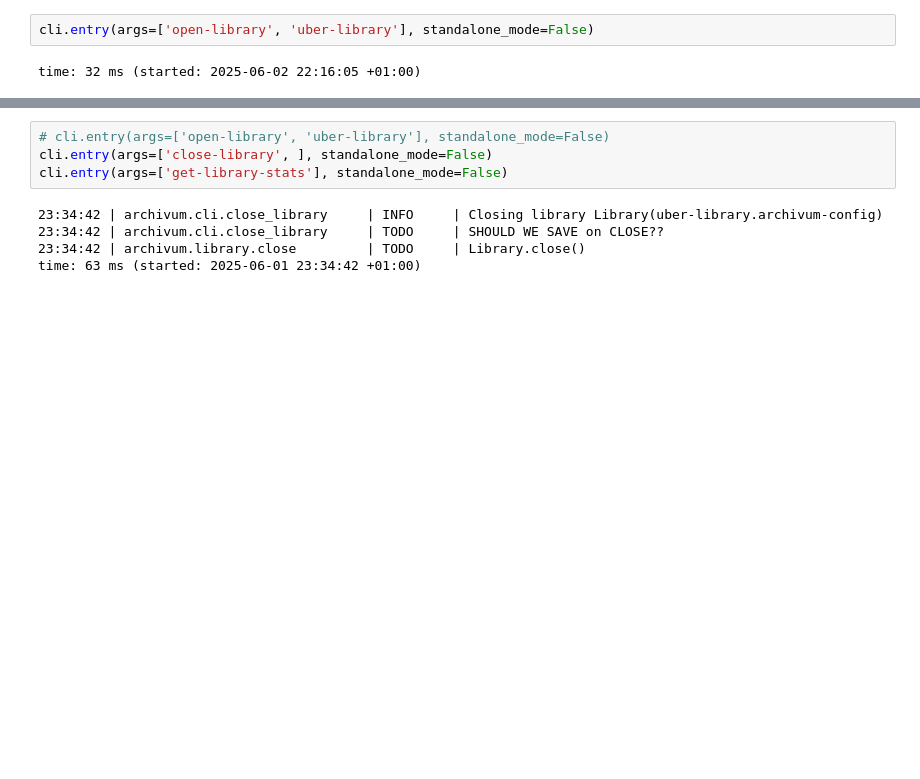
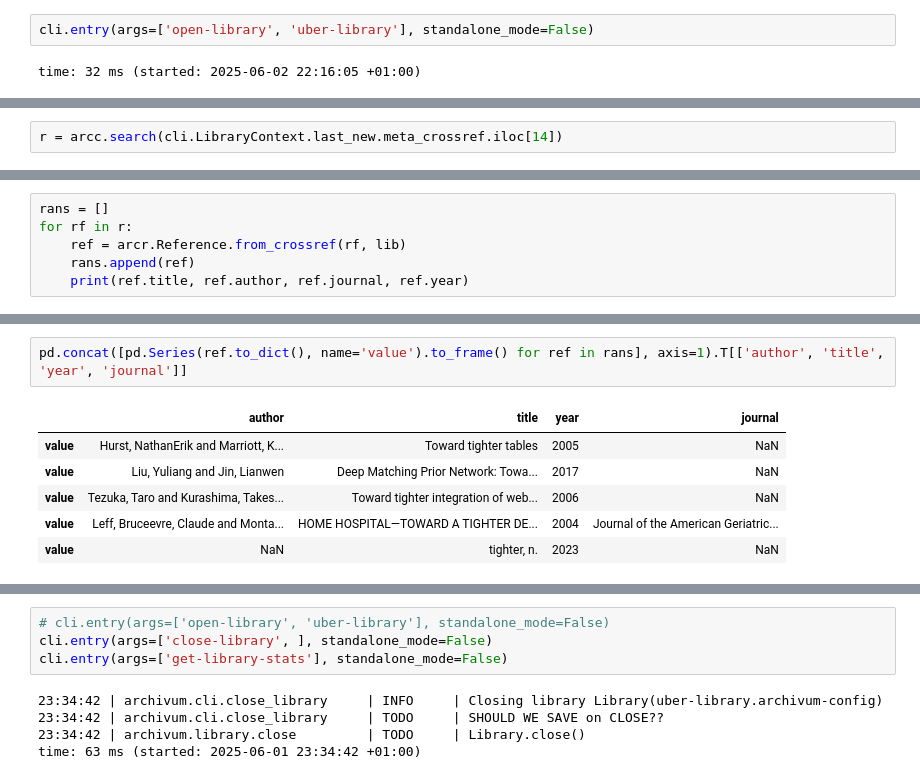
Before and after one commit to mynl/archivum_project, a Jupyter notebook: temp/text-extractor.ipynb, the cells around one changed output, grey strips where cells are left out. Cells and saved outputs as stored; diff of their text form; blank space fills up the shorter version.

```diff
--- a/temp/text-extractor.ipynb
+++ b/temp/text-extractor.ipynb
@@ -442,0 +404,2 @@ time: 94 ms (started: 2025-06-02 22:16:10 +01:00)
+# %%
+r = arcc.search(cli.LibraryContext.last_new.meta_crossref.iloc[14])
@@ -442,0 +408,6 @@ time: 94 ms (started: 2025-06-02 22:16:10 +01:00)
+# %%
+rans = []
+for rf in r:
+    ref = arcr.Reference.from_crossref(rf, lib)
+    rans.append(ref)
+    print(ref.title, ref.author, ref.journal, ref.year)
@@ -442,0 +430,9 @@ time: 94 ms (started: 2025-06-02 22:16:10 +01:00)
+# %%
+pd.concat([pd.Series(ref.to_dict(), name='value').to_frame() for ref in rans], axis=1).T[['author', 'title', 'year', 'journal']]
+# %% [output]
+|  | author | title | year | journal |
+| value | Hurst, NathanErik and Marriott, K... | Toward tighter tables | 2005 | NaN |
+| value | Liu, Yuliang and Jin, Lianwen | Deep Matching Prior Network: Towa... | 2017 | NaN |
+| value | Tezuka, Taro and Kurashima, Takes... | Toward tighter integration of web... | 2006 | NaN |
+| value | Leff, Bruceevre, Claude and Monta... | HOME HOSPITAL—TOWARD A TIGHTER DE... | 2004 | Journal of the American Geriatric... |
+| value | NaN | tighter, n. | 2023 | NaN |
```
Also changed, not shown: parts of 44 cells of this notebook, 18 other files.
